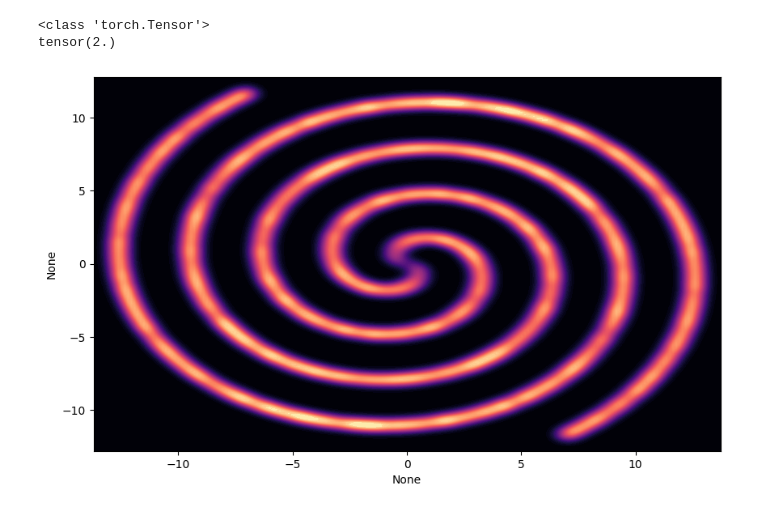
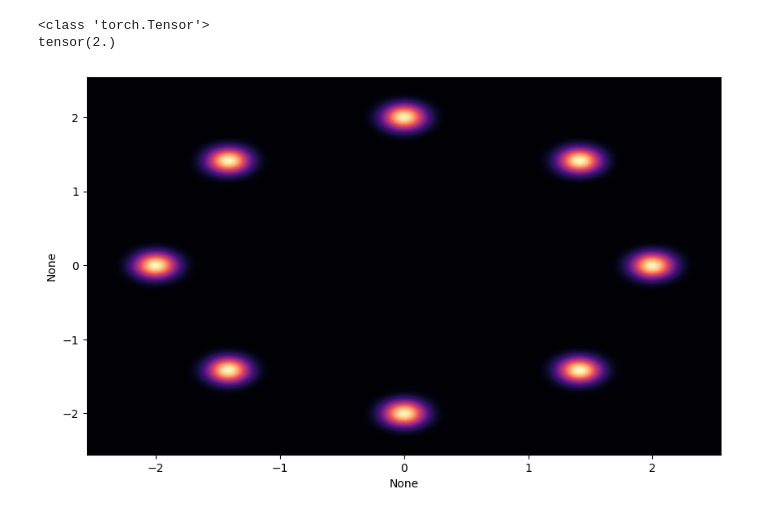
Before and after one commit to rfleckp/ContNormFlows, a Jupyter notebook: density.ipynb, the cells around one changed output. Saved outputs shown, nothing was run; the diff lists cells and outputs as text; code cells hidden in the pictures.

```diff
--- a/density.ipynb
+++ b/density.ipynb
@@ -48,12 +48,12 @@ tensor(2.)
 # %%
 def toy_density(dataset: str):
     samples = sampler(dataset)(20000)
     plt.figure(figsize=(10, 6))
     ax = plt.gca()
     sns.kdeplot(x=samples[:,0], y=samples[:,1], fill=True, thresh=0, levels=100, cmap="magma", ax=ax, bw_adjust=.3)
 
     plt.show()
 
-toy_density('spirals')
+toy_density('gaussians')
 # %% [output]
-[figure, old version]
+[figure, new version]
```
Also changed, not shown: parts of 1 cell of this notebook, 7 other files.
